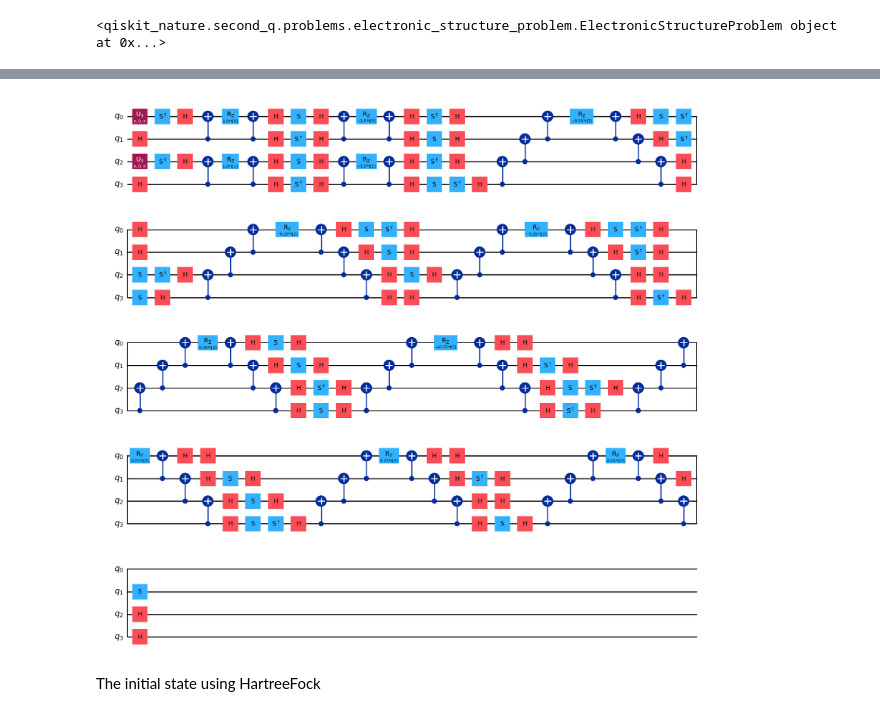
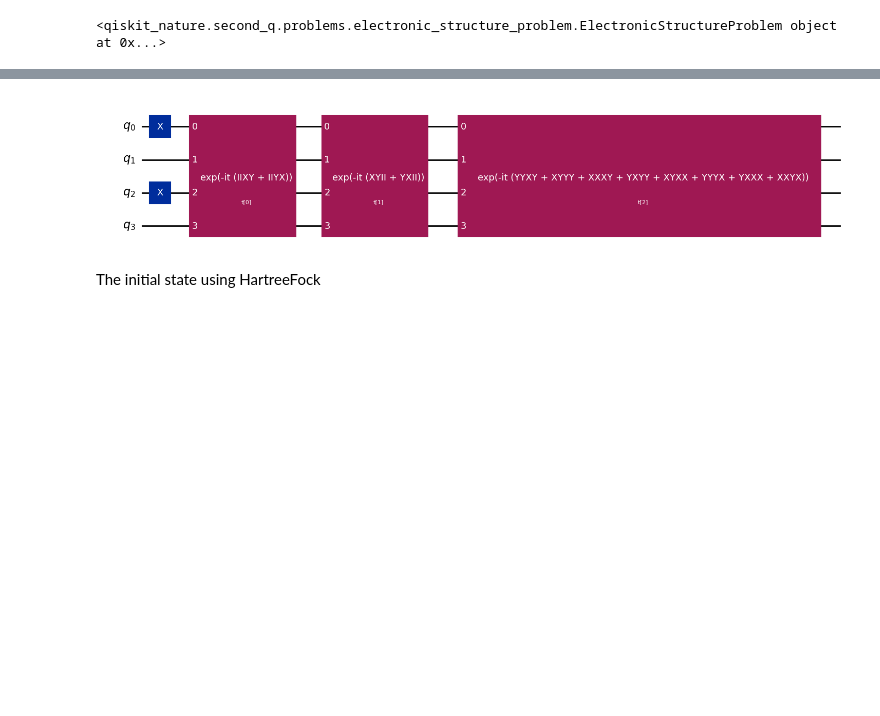
Before and after one commit to JoeJoeNguyen/quantumComputing, a Jupyter notebook: QML/OpenFermion.ipynb, the cells around one changed output, grey strips where cells are left out. Cells and saved outputs as stored; diff of their text form; code cells hidden in the pictures; blank space fills up the shorter version.

```diff
--- a/QML/OpenFermion.ipynb
+++ b/QML/OpenFermion.ipynb
@@ -155,35 +154,35 @@ class OptimizerLog:
     def update(self, evaluation, parameter, cost, _stepsize):
         self.evaluations.append(evaluation)
         self.parameters.append(parameter)
         self.costs.append(cost)
 
 #this is the optimization method
 log = OptimizerLog()
 # Sequential Least Squares Programming
 
 Optimizer = SLSQP()
 
 # Using Unitary Coupled Cluster as Variational Form and HatreeFock for intial states
 # The Variation Form does affect the number parameters(theta) which also impact the number of iteration and expectation value (ground-state energy)
 ansatz = UCCSD(
     problem.num_spatial_orbitals,
     problem.num_particles,
     mapper,
     initial_state=HartreeFock(
         problem.num_spatial_orbitals,
         problem.num_particles,
         mapper,
     ),
 )
 
 vqe_solver = VQE(Estimator(), ansatz, optimizer=Optimizer,callback=log.update)
 
 #Set the initial parameters(theta) as random - this will also affect the convergence of the plot and number of iteration.
 vqe_solver.initial_point = np.random.random(ansatz.num_parameters)
 
-ansatz.decompose().decompose().draw('mpl')
+ansatz.decompose().draw('mpl')
 # %% [output]
-[figure, old version]
+[figure, new version]
 # %% [markdown]
 The initial state using HartreeFock
 # %%
```
Also changed, not shown: parts of 6 cells of this notebook, 1 other file.
